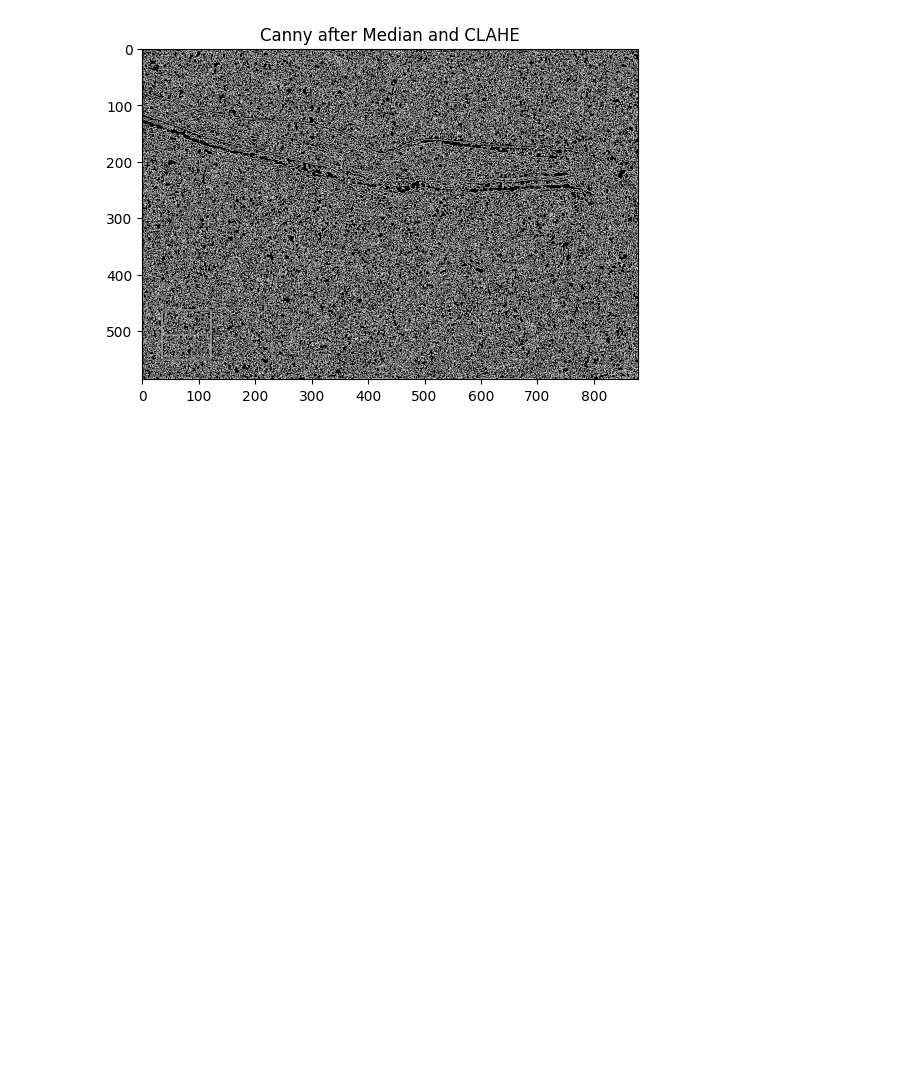
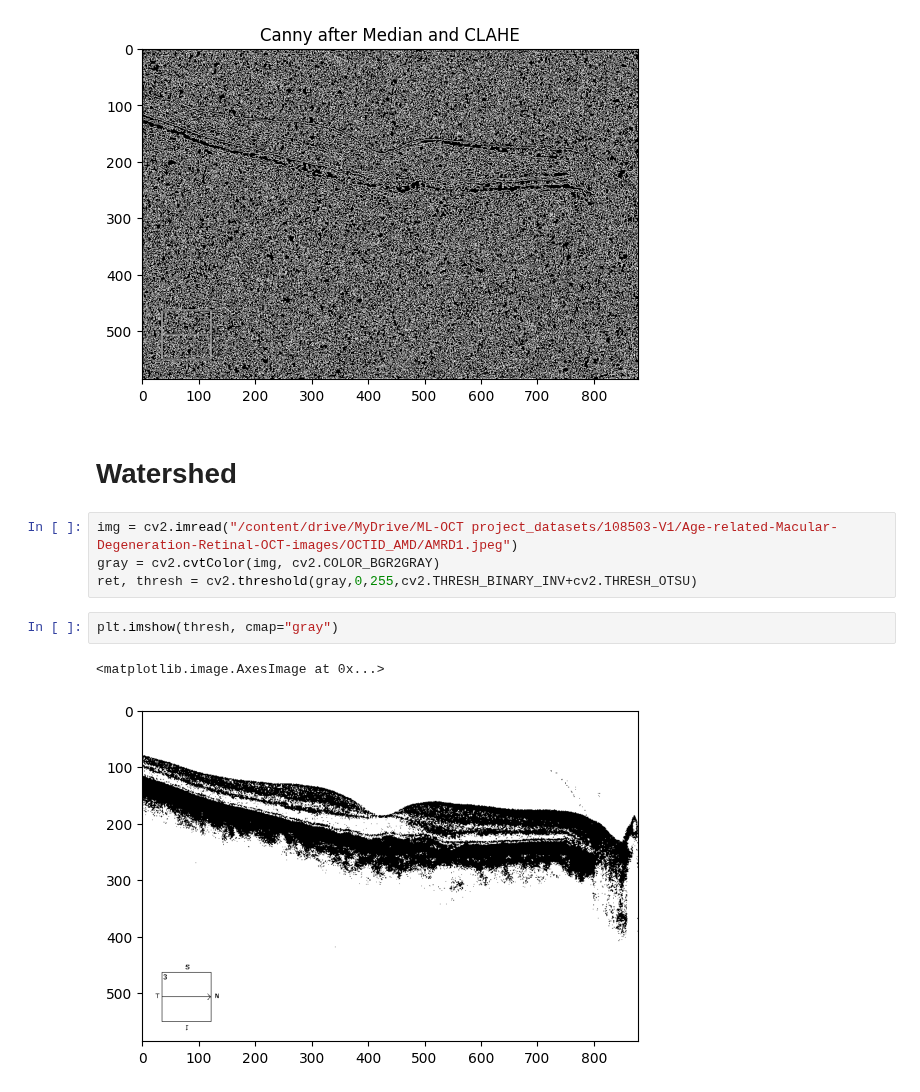
Before and after one commit to KogenNobori/ML-OCT, a Jupyter notebook: Denoising_contrast_enhancement.ipynb, the cells around one changed output. Saved outputs shown, nothing was run; the diff lists cells and outputs as text; blank space fills up the shorter version.

Commit message:
Addition of image segmentation and test pipeline

```diff
--- a/Denoising_contrast_enhancement.ipynb
+++ b/Denoising_contrast_enhancement.ipynb
@@ -184,3 +188,14 @@ plt.title("Canny after Median and CLAHE")
 plt.show()
 # %% [output]
 [figure]
+# %% [markdown]
+# Watershed
+# %%
+img = cv2.imread("/content/drive/MyDrive/ML-OCT project_datasets/108503-V1/Age-related-Macular-Degeneration-Retinal-OCT-images/OCTID_AMD/AMRD1.jpeg")
+gray = cv2.cvtColor(img, cv2.COLOR_BGR2GRAY)
+ret, thresh = cv2.threshold(gray,0,255,cv2.THRESH_BINARY_INV+cv2.THRESH_OTSU)
+# %%
+plt.imshow(thresh, cmap="gray")
+# %% [output]
+<matplotlib.image.AxesImage at 0x...>
+[figure, added]
```
Also changed, not shown: parts of 12 cells of this notebook.
